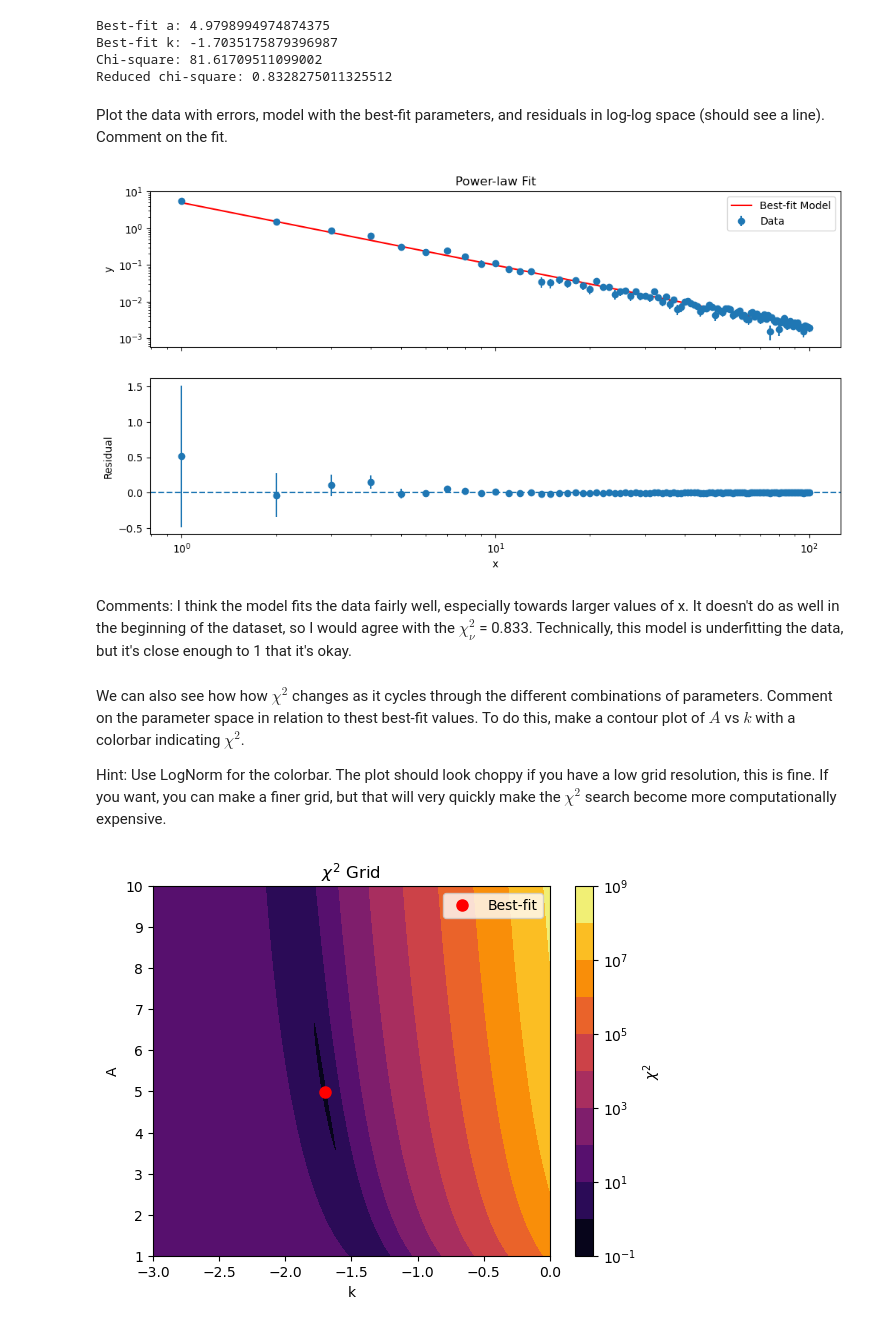
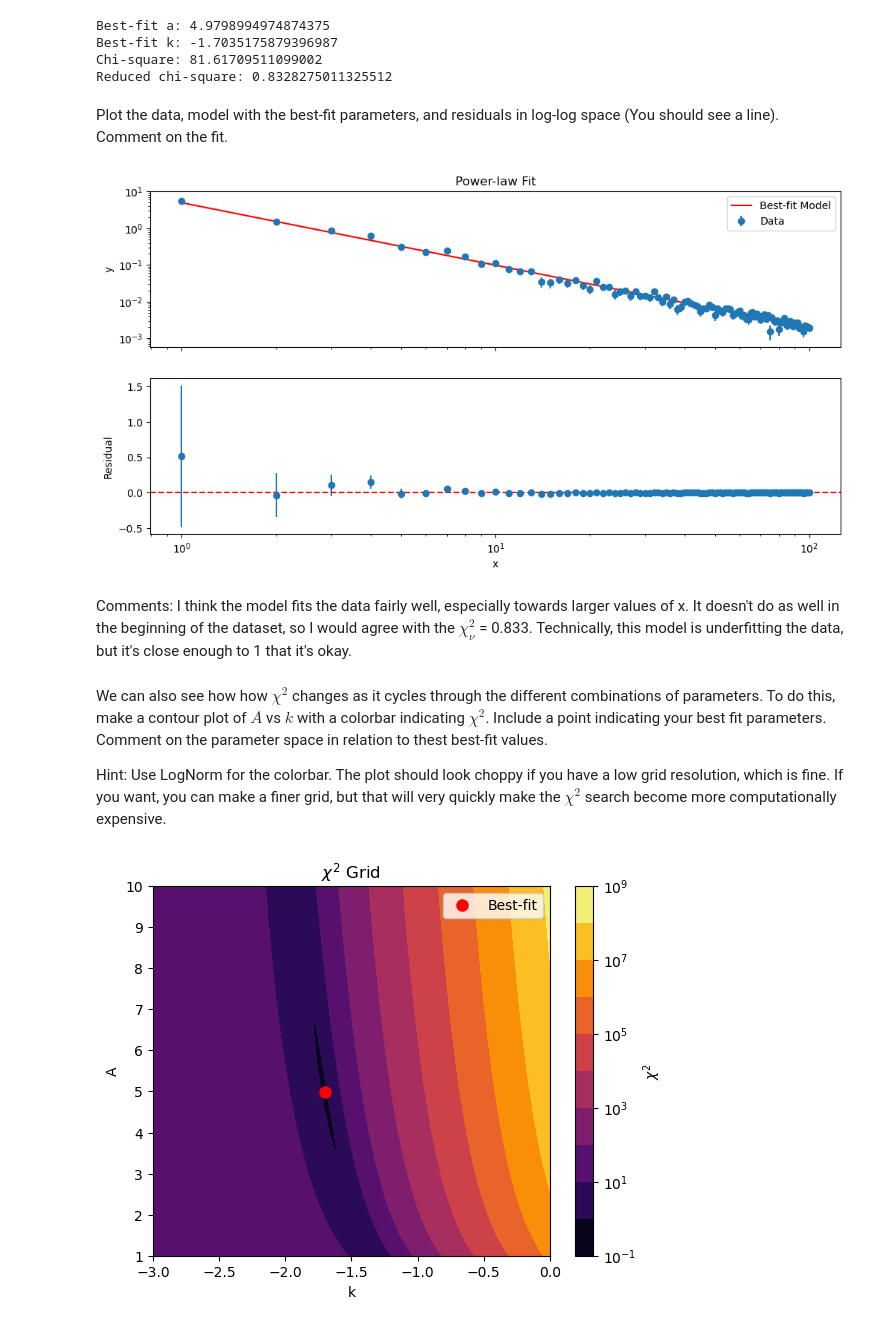
Before and after one commit to kparrine/MCMC_Project, a Jupyter notebook: Answer_Key.ipynb, the cells around one changed output. Drawn from its saved outputs; the diff is of its cells as text; code cells hidden in the pictures.

```diff
--- a/Answer_Key.ipynb
+++ b/Answer_Key.ipynb
@@ -126,34 +140,34 @@ Best-fit k: -1.7035175879396987
 Chi-square: 81.61709511099002
 Reduced chi-square: 0.8328275011325512
 # %% [markdown]
-Plot the data with errors, model with the best-fit parameters, and residuals in log-log space (should see a line). Comment on the fit.
+Plot the data, model with the best-fit parameters, and residuals in log-log space (You should see a line). Comment on the fit.
 # %%
 #plot it up in loglog - should see a line
 model_best = powerlaw(a_best, k_best, x) #what does the model look like with the best params
 residuals = y - model_best #calc residuals
 
 fig, ax = plt.subplots(2, 1, figsize=(12,6), sharex=True)
 
 ax[0].errorbar(x, y, yerr=y_err, fmt="o", label="Data")
 ax[0].plot(x, model_best, color="red", label="Best-fit Model")
 ax[0].set_xscale("log")
 ax[0].set_yscale("log")
 ax[0].set_ylabel("y")
 ax[0].set_title("Power-law Fit")
 ax[0].legend()
 
 ax[1].errorbar(x, residuals, yerr=y_err, fmt="o")
-ax[1].axhline(0, linestyle="--")
+ax[1].axhline(0, linestyle="--", color="red")
 ax[1].set_xscale("log")
 ax[1].set_xlabel("x")
 ax[1].set_ylabel("Residual")
 plt.show()
 # %% [output]
-[figure, old version]
+[figure, new version]
 # %% [markdown]
 Comments: I think the model fits the data fairly well, especially towards larger values of x. It doesn't do as well in the beginning of the dataset, so I would agree with the $\chi^{2}_{\nu}$ = 0.833. Technically, this model is underfitting the data, but it's close enough to 1 that it's okay.
 # %% [markdown]
-We can also see how how $\chi^{2}$ changes as it cycles through the different combinations of parameters. Comment on the parameter space in relation to thest best-fit values. To do this, make a contour plot of $A$ vs $k$ with a colorbar indicating $\chi^{2}$.
+We can also see how how $\chi^{2}$ changes as it cycles through the different combinations of parameters. To do this, make a contour plot of $A$ vs $k$ with a colorbar indicating $\chi^{2}$. Include a point indicating your best fit parameters. Comment on the parameter space in relation to thest best-fit values.
 
-Hint: Use LogNorm for the colorbar. The plot should look choppy if you have a low grid resolution, this is fine. If you want, you can make a finer grid, but that will very quickly make the $\chi^{2}$ search become more computationally expensive.
+Hint: Use LogNorm for the colorbar. The plot should look choppy if you have a low grid resolution, which is fine. If you want, you can make a finer grid, but that will very quickly make the $\chi^{2}$ search become more computationally expensive.
 # %%
```
Also changed, not shown: parts of 26 cells of this notebook.
